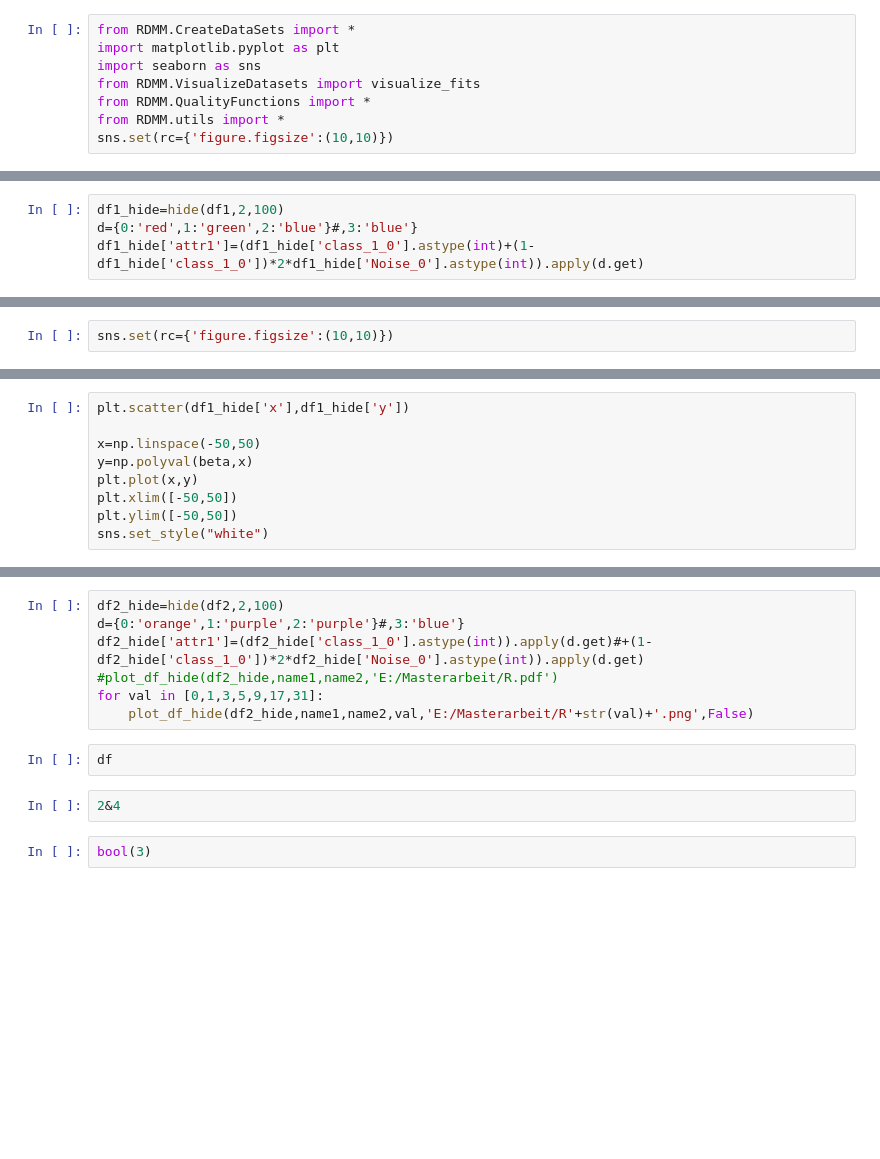
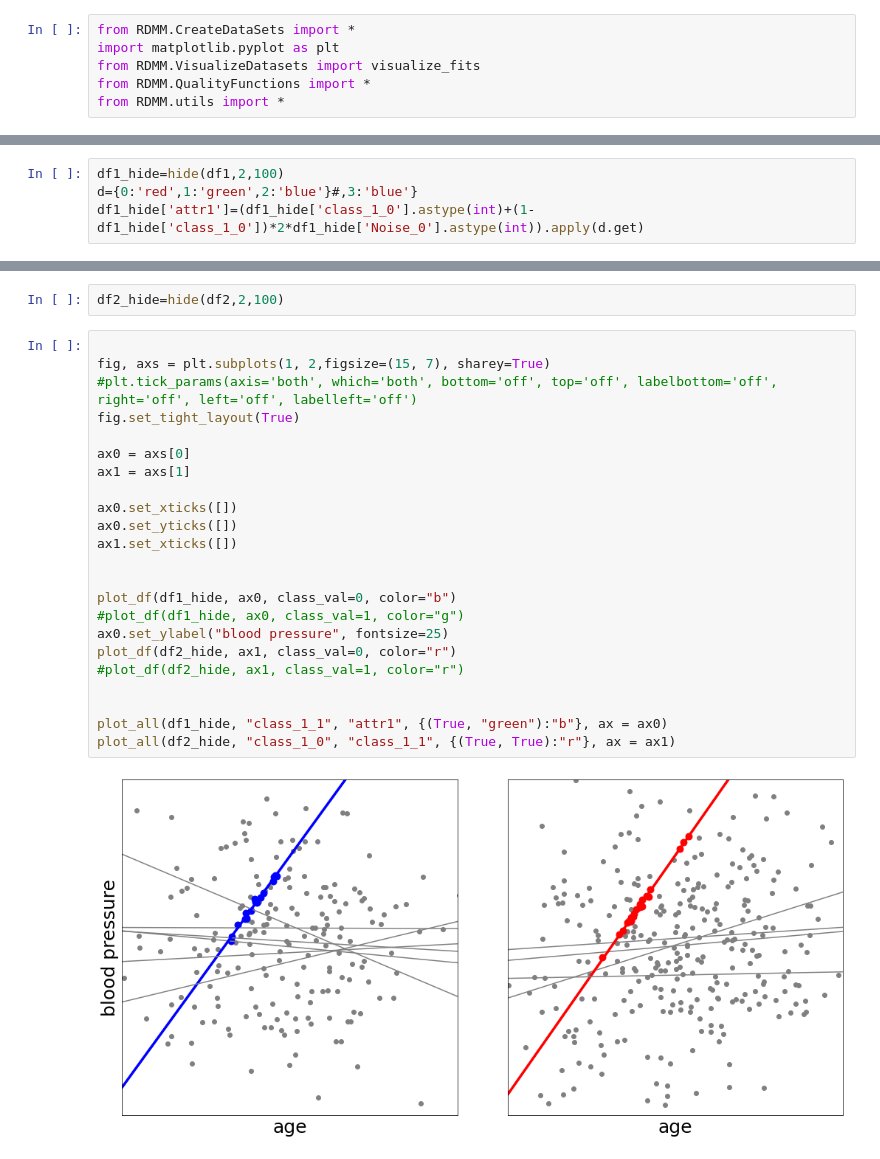
Before and after one commit to Feelx234/pyRDMM, a Jupyter notebook: scripts/show_dataset_creation.ipynb, the cells around one changed output, grey strips where cells are left out. Saved outputs shown, nothing was run; the diff lists cells and outputs as text; blank space fills up the shorter version.

```diff
--- a/scripts/show_dataset_creation.ipynb
+++ b/scripts/show_dataset_creation.ipynb
@@ -1,8 +1,6 @@
 # %%
 from RDMM.CreateDataSets import *
 import matplotlib.pyplot as plt
-import seaborn as sns
 from RDMM.VisualizeDatasets import visualize_fits
 from RDMM.QualityFunctions import *
 from RDMM.utils import *
-sns.set(rc={'figure.figsize':(10,10)})
@@ -152,2 +56,0 @@ Name: x, dtype: float64
-# %%
-sns.set(rc={'figure.figsize':(10,10)})
@@ -159,9 +56,0 @@ array([0.16027836, 1.60796428])
-# %%
-plt.scatter(df1_hide['x'],df1_hide['y'])
-
-x=np.linspace(-50,50)
-y=np.polyval(beta,x)
-plt.plot(x,y)
-plt.xlim([-50,50])
-plt.ylim([-50,50])
-sns.set_style("white")
@@ -258,13 +57,27 @@ def plot_df_hide(df,name1,name2,plot_type,path, normal = True):
-# %%
-df2_hide=hide(df2,2,100)
-d={0:'orange',1:'purple',2:'purple'}#,3:'blue'}
-df2_hide['attr1']=(df2_hide['class_1_0'].astype(int)).apply(d.get)#+(1-df2_hide['class_1_0'])*2*df2_hide['Noise_0'].astype(int)).apply(d.get)
-#plot_df_hide(df2_hide,name1,name2,'E:/Masterarbeit/R.pdf')
-for val in [0,1,3,5,9,17,31]:
-    plot_df_hide(df2_hide,name1,name2,val,'E:/Masterarbeit/R'+str(val)+'.png',False)
-# %%
-df
-# %%
-2&4
-# %%
-bool(3)
+# %%
+df2_hide=hide(df2,2,100)
+# %%
+
+fig, axs = plt.subplots(1, 2,figsize=(15, 7), sharey=True)
+#plt.tick_params(axis='both', which='both', bottom='off', top='off', labelbottom='off', right='off', left='off', labelleft='off')
+fig.set_tight_layout(True)
+
+ax0 = axs[0]
+ax1 = axs[1]
+
+ax0.set_xticks([])
+ax0.set_yticks([])
+ax1.set_xticks([])
+
+
+plot_df(df1_hide, ax0, class_val=0, color="b")
+#plot_df(df1_hide, ax0, class_val=1, color="g")
+ax0.set_ylabel("blood pressure", fontsize=25)
+plot_df(df2_hide, ax1, class_val=0, color="r")
+#plot_df(df2_hide, ax1, class_val=1, color="r")
+
+
+plot_all(df1_hide, "class_1_1", "attr1", {(True, "green"):"b"}, ax = ax0)
+plot_all(df2_hide, "class_1_0", "class_1_1", {(True, True):"r"}, ax = ax1)
+# %% [output]
+[figure, added]
```
Also changed, not shown: parts of 20 cells of this notebook, 12 other files.
